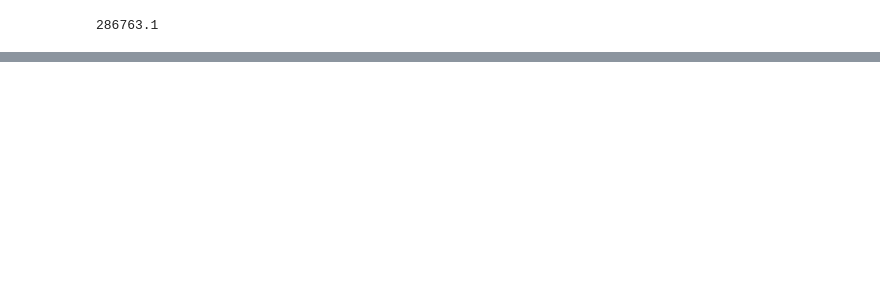
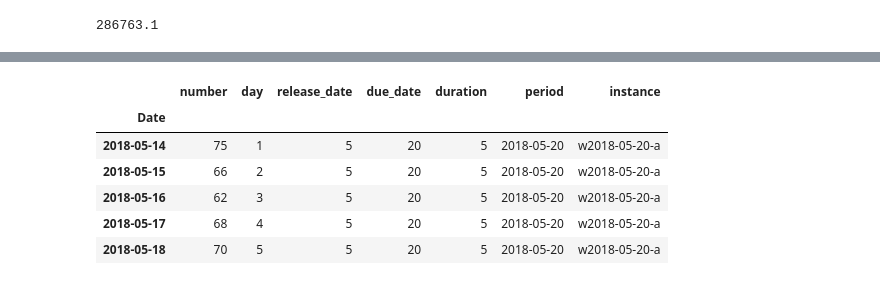
Before and after one commit to MalcomChumchouaPenda/rcemp-dial, a Jupyter notebook: notebooks/benchmarking_HGD.ipynb, the cells around one changed output, grey strips where cells are left out. Drawn from its saved outputs; the diff is of its cells as text; code cells hidden in the pictures; blank space fills up the shorter version.

```diff
--- a/notebooks/benchmarking_HGD.ipynb
+++ b/notebooks/benchmarking_HGD.ipynb
@@ -630,0 +325,3 @@ tranches_maintenances.to_csv(tranchepath)
+# %%
+machines_rank = repartition.rank(method='first', ascending=False)
+machines_rank.head()
@@ -630,0 +336,14 @@ tranches_maintenances.to_csv(tranchepath)
+# %%
+machines = []
+for date, temps_initial in temps_initial_hebdo['use_duration'].items():
+    temps_machines = repartition * temps_initial
+    machines_hebdo = temps_machines.to_frame()
+    machines_hebdo['code'] = generateurs['Code']
+    machines_hebdo['period'] = date
+    machines_hebdo['rank'] = machines_rank
+    nb_lits_hebdo = nb_lits[date]
+    machines_lits = machines_hebdo[machines_hebdo['rank'] <= nb_lits_hebdo]
+    machines.append(machines_lits)
+machines = pd.concat(machines)
+machines.drop('rank', axis=1, inplace=True)
+machines.head()
@@ -630,0 +373,4 @@ tranches_maintenances.to_csv(tranchepath)
+# %%
+periodes = [periode.date() for periode, _ in machines.groupby('period')]
+periodes = pd.Series(periodes)
+periodes
@@ -630,0 +393,3 @@ tranches_maintenances.to_csv(tranchepath)
+# %%
+periodes_sample1 = periodes.sample(n=20)
+periodes_sample1
@@ -630,0 +414,12 @@ tranches_maintenances.to_csv(tranchepath)
+# %%
+patients_sample1 = patients[patients['period'].isin(periodes_sample1)].copy()
+patients_sample1['instance'] = patients_sample1['period'].dt.strftime('w%Y-%m-%d-a')
+patients_sample1.head()
+# %% [output]
+|  | number | day | release_date | due_date | duration | period | instance |
+| Date |  |  |  |  |  |  |  |
+| 2018-05-14 | 75 | 1 | 5 | 20 | 5 | 2018-05-20 | w2018-05-20-a |
+| 2018-05-15 | 66 | 2 | 5 | 20 | 5 | 2018-05-20 | w2018-05-20-a |
+| 2018-05-16 | 62 | 3 | 5 | 20 | 5 | 2018-05-20 | w2018-05-20-a |
+| 2018-05-17 | 68 | 4 | 5 | 20 | 5 | 2018-05-20 | w2018-05-20-a |
+| 2018-05-18 | 70 | 5 | 5 | 20 | 5 | 2018-05-20 | w2018-05-20-a |
```
Also changed, not shown: parts of 113 cells of this notebook, 12 other files.
